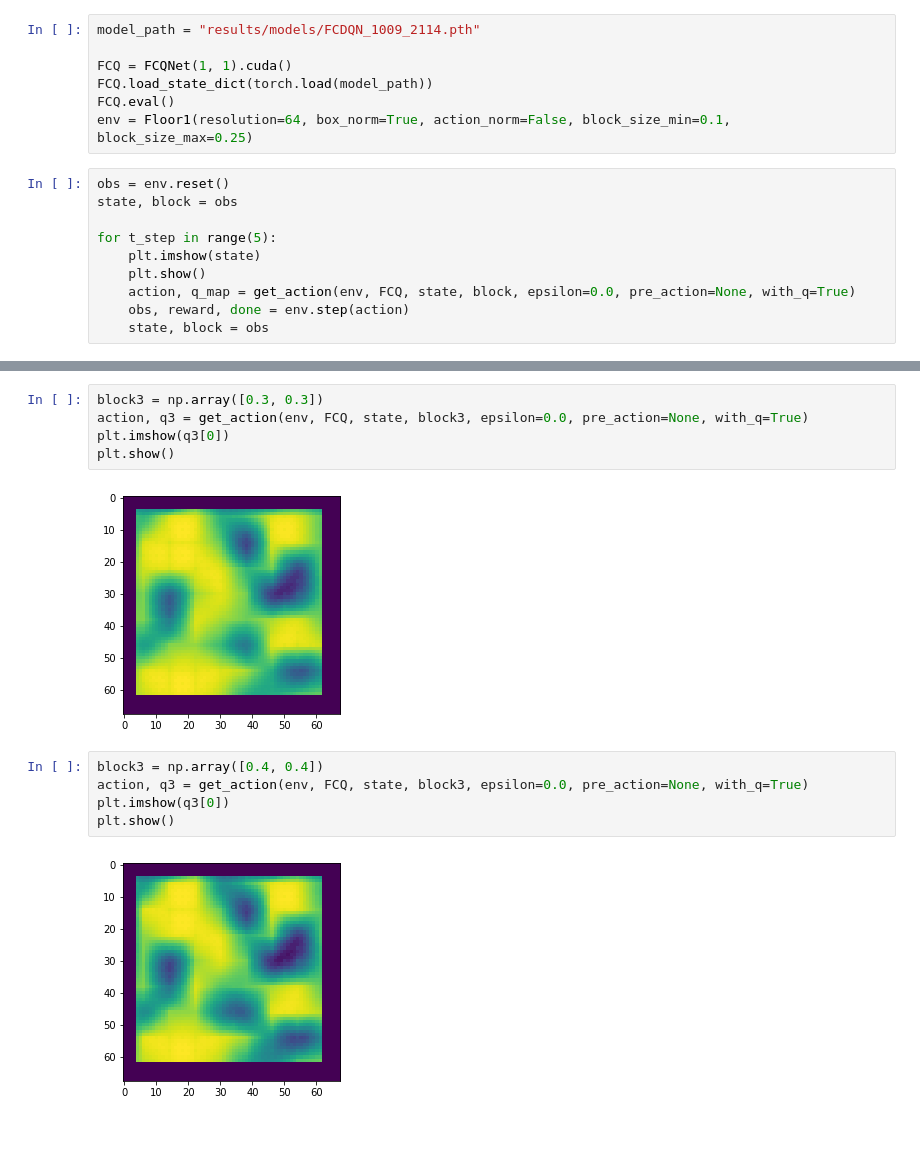
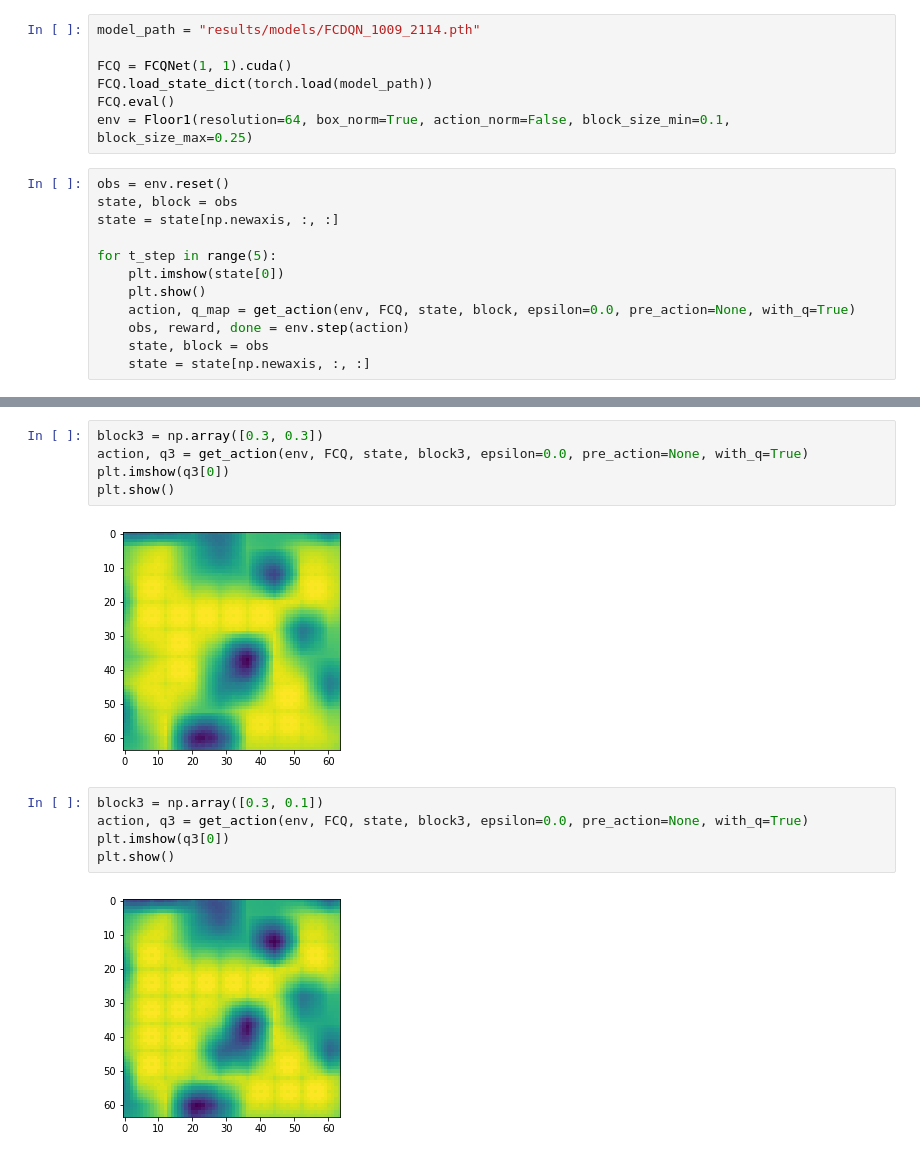
Before and after one commit to hogunkee/PalletLoading_skt, a Jupyter notebook: Eval.ipynb, the cells around one changed output, grey strips where cells are left out. Saved outputs shown, nothing was run; the diff lists cells and outputs as text.

```diff
--- a/Eval.ipynb
+++ b/Eval.ipynb
@@ -17,12 +17,14 @@ env = Floor1(resolution=64, box_norm=True, action_norm=False, block_size_min=0.1
 # %%
 obs = env.reset()
 state, block = obs
+state = state[np.newaxis, :, :]
 
 for t_step in range(5):
-    plt.imshow(state)
+    plt.imshow(state[0])
     plt.show()
     action, q_map = get_action(env, FCQ, state, block, epsilon=0.0, pre_action=None, with_q=True)
     obs, reward, done = env.step(action)
     state, block = obs
+    state = state[np.newaxis, :, :]
 # %% [output]
 [figure]
@@ -50,11 +83,11 @@ action, q3 = get_action(env, FCQ, state, block3, epsilon=0.0, pre_action=None, w
 plt.imshow(q3[0])
 plt.show()
 # %% [output]
-[figure, old version]
+[figure, new version]
 # %%
-block3 = np.array([0.4, 0.4])
+block3 = np.array([0.3, 0.1])
 action, q3 = get_action(env, FCQ, state, block3, epsilon=0.0, pre_action=None, with_q=True)
 plt.imshow(q3[0])
 plt.show()
 # %% [output]
-[figure, old version]
+[figure, new version]
```
Also changed, not shown: parts of 11 cells of this notebook, 3 other files.
